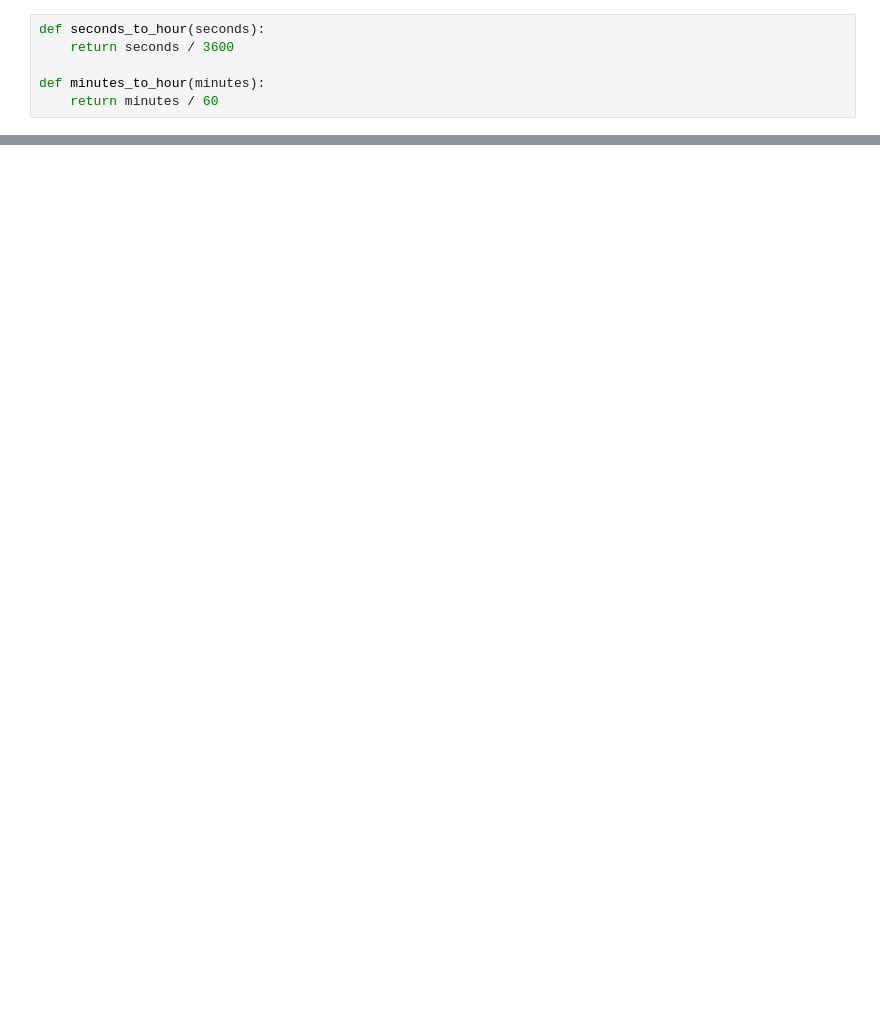
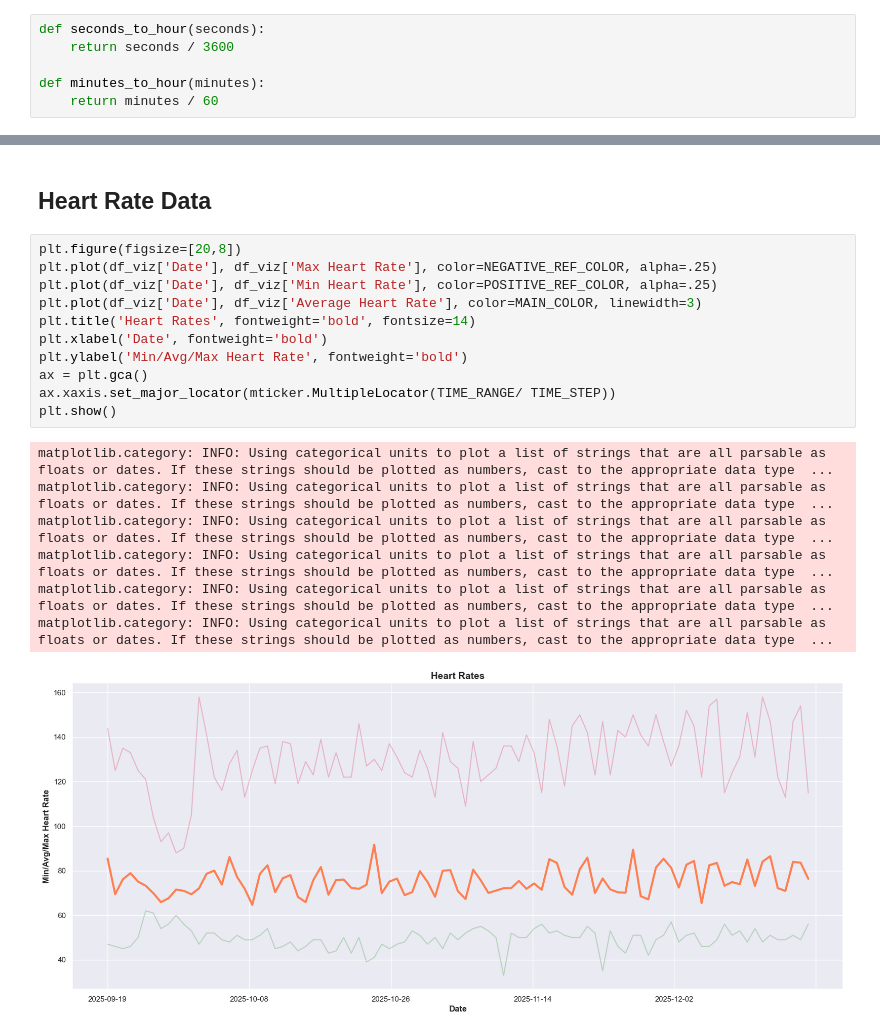
Before and after one commit to christophermagno/christophermagno, a Jupyter notebook: Projects/Health Overview/health_dataset.ipynb, the cells around one changed output, grey strips where cells are left out. Saved outputs shown, nothing was run; the diff lists cells and outputs as text; blank space fills up the shorter version.

```diff
--- a/Projects/Health Overview/health_dataset.ipynb
+++ b/Projects/Health Overview/health_dataset.ipynb
@@ -582,0 +813,21 @@ PortfolioLogger.Health Overview: INFO: sleepTimeSeconds
+# %% [markdown]
+## Heart Rate Data
+# %%
+plt.figure(figsize=[20,8])
+plt.plot(df_viz['Date'], df_viz['Max Heart Rate'], color=NEGATIVE_REF_COLOR, alpha=.25)
+plt.plot(df_viz['Date'], df_viz['Min Heart Rate'], color=POSITIVE_REF_COLOR, alpha=.25)
+plt.plot(df_viz['Date'], df_viz['Average Heart Rate'], color=MAIN_COLOR, linewidth=3)
+plt.title('Heart Rates', fontweight='bold', fontsize=14)
+plt.xlabel('Date', fontweight='bold')
+plt.ylabel('Min/Avg/Max Heart Rate', fontweight='bold')
+ax = plt.gca()
+ax.xaxis.set_major_locator(mticker.MultipleLocator(TIME_RANGE/ TIME_STEP))
+plt.show()
+# %% [output]
+matplotlib.category: INFO: Using categorical units to plot a list of strings that are all parsable as floats or dates. If these strings should be plotted as numbers, cast to the appropriate data type  ...
+matplotlib.category: INFO: Using categorical units to plot a list of strings that are all parsable as floats or dates. If these strings should be plotted as numbers, cast to the appropriate data type  ...
+matplotlib.category: INFO: Using categorical units to plot a list of strings that are all parsable as floats or dates. If these strings should be plotted as numbers, cast to the appropriate data type  ...
+matplotlib.category: INFO: Using categorical units to plot a list of strings that are all parsable as floats or dates. If these strings should be plotted as numbers, cast to the appropriate data type  ...
+matplotlib.category: INFO: Using categorical units to plot a list of strings that are all parsable as floats or dates. If these strings should be plotted as numbers, cast to the appropriate data type  ...
+matplotlib.category: INFO: Using categorical units to plot a list of strings that are all parsable as floats or dates. If these strings should be plotted as numbers, cast to the appropriate data type  ...
+[figure, added]
```
Also changed, not shown: parts of 72 cells of this notebook, 4 other files.
